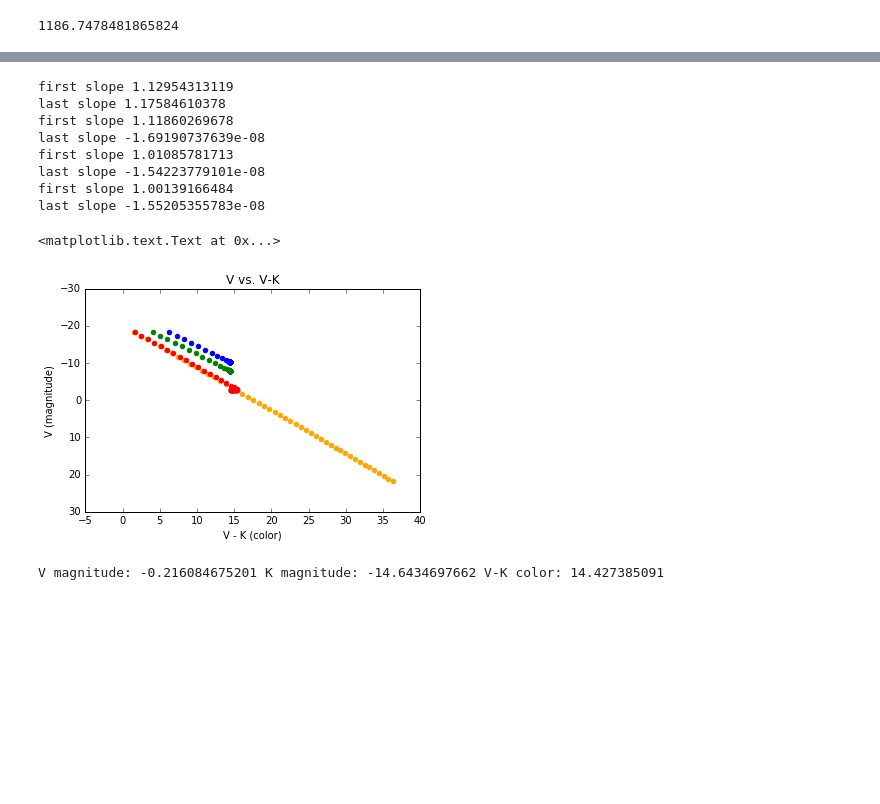
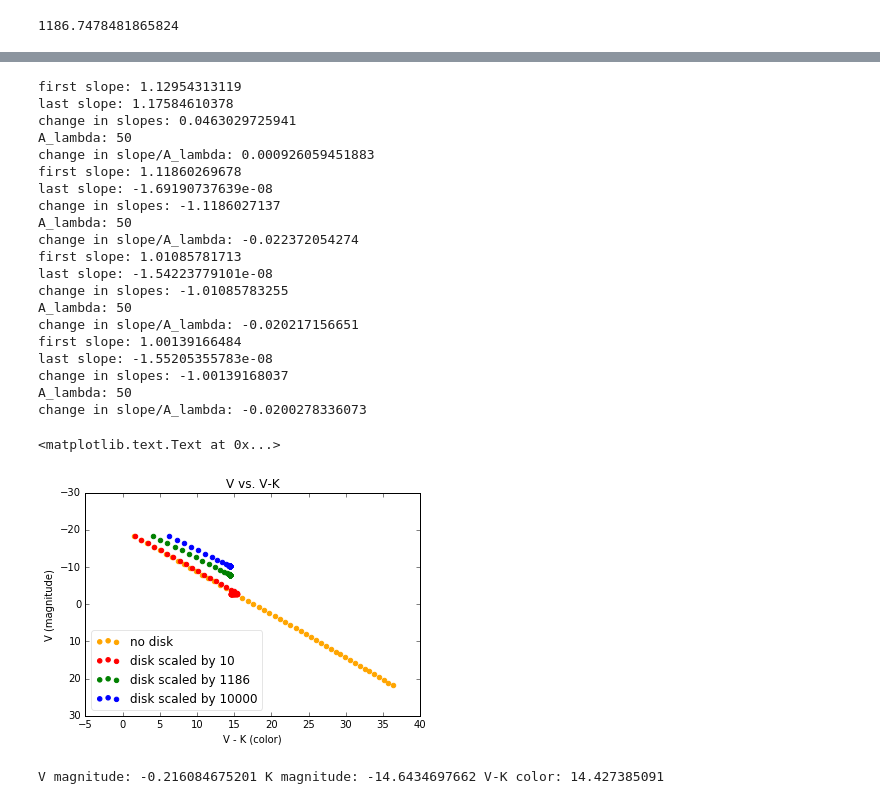
Before and after one commit to ojalae/initial-photometry, a Jupyter notebook: Plotting Colors For Extinguished Spectra 2.ipynb, the cells around one changed output, grey strips where cells are left out. Drawn from its saved outputs; the diff is of its cells as text; code cells hidden in the pictures; blank space fills up the shorter version.

```diff
--- a/Plotting Colors For Extinguished Spectra 2.ipynb
+++ b/Plotting Colors For Extinguished Spectra 2.ipynb
@@ -253,7 +253,7 @@ def GetScaleFactor (modeltemp,bbtemp):
     bbscale = star_output/bb_output
     return bbscale
 # %%
-def PlotExtinctions(temp,numpoints,bbscale,plotcolor):
+def PlotExtinctions(temp,numpoints,bbscale,plotcolor,labelname):
     #define model spectrum
     model_wavelengths = get_model(temp)[0] #list of all wavelengths
     model_spectrum = get_model(temp)[1]/10000/10000 #list of corresponding fluxes
@@ -294,15 +294,20 @@ def PlotExtinctions(temp,numpoints,bbscale,plotcolor):
         V_mag_list.append(V_mag)
         V_min_K_list.append(V_mag - K_mag)
 
-        plt.scatter(V_mag-K_mag,V_mag, color=plotcolor)
+        #plt.scatter(V_mag-K_mag,V_mag, color=plotcolor)
         y = y + 1
         if y==numpoints+1:
             break
 
+    plt.scatter(V_min_K_list,V_mag_list,color=plotcolor,label=labelname)
+
     slope_1 = (V_mag_list[1] - V_mag_list[0])/(V_min_K_list[1]-V_min_K_list[0])
     slope_2 = (V_mag_list[-1] - V_mag_list[-2])/(V_min_K_list[-1]-V_min_K_list[-2])
-    print "first slope", slope_1
-    print "last slope", slope_2
+    print "first slope:", slope_1
+    print "last slope:", slope_2
+    print "change in slopes:", slope_2 - slope_1
+    print "A_lambda:", numpoints
+    print "change in slope/A_lambda:",(slope_2 - slope_1)/numpoints
 # %% [markdown]
 ### Plots
 # %%
@@ -359,26 +386,38 @@ last slope -0.00299233798609
 # %%
 #run plotting function with a temperature
 #50 data points
-PlotExtinctions('5700',50,0,'orange') #no second blackbody
-PlotExtinctions('5700',50,10,'red') #scaled by 10
-PlotExtinctions('5700',50,1186,'green') #properly scaled
-PlotExtinctions('5700',50,10000,'blue') #scaled by 10000
-
+PlotExtinctions('5700',50,0,'orange',"no disk") #no second blackbody
+PlotExtinctions('5700',50,10,'red',"disk scaled by 10") #scaled by 10
+PlotExtinctions('5700',50,1186,'green',"disk scaled by 1186") #properly scaled
+PlotExtinctions('5700',50,10000,'blue',"disk scaled by 10000") #scaled by 10000
+plt.legend(loc='lower left',fancybox=True, framealpha=0.1)
 plt.gca().invert_yaxis()
 plt.xlabel("V - K (color)")
 plt.ylabel("V (magnitude)")
 plt.title('V vs. V-K')
 # %% [output]
-first slope 1.12954313119
-last slope 1.17584610378
-first slope 1.11860269678
-last slope -1.69190737639e-08
-first slope 1.01085781713
-last slope -1.54223779101e-08
-first slope 1.00139166484
-last slope -1.55205355783e-08
+first slope: 1.12954313119
+last slope: 1.17584610378
+change in slopes: 0.0463029725941
+A_lambda: 50
+change in slope/A_lambda: 0.000926059451883
+first slope: 1.11860269678
+last slope: -1.69190737639e-08
+change in slopes: -1.1186027137
+A_lambda: 50
+change in slope/A_lambda: -0.022372054274
+first slope: 1.01085781713
+last slope: -1.54223779101e-08
+change in slopes: -1.01085783255
+A_lambda: 50
+change in slope/A_lambda: -0.020217156651
+first slope: 1.00139166484
+last slope: -1.55205355783e-08
+change in slopes: -1.00139168037
+A_lambda: 50
+change in slope/A_lambda: -0.0200278336073
 <matplotlib.text.Text at 0x...>
-[figure, old version]
+[figure, new version]
 # %%
 #Run photometry on disk only:
 Kmag=getMag_hires('Ks',wav,planck_sed(wav,1200))
```
Also changed, not shown: parts of 4 cells of this notebook.
